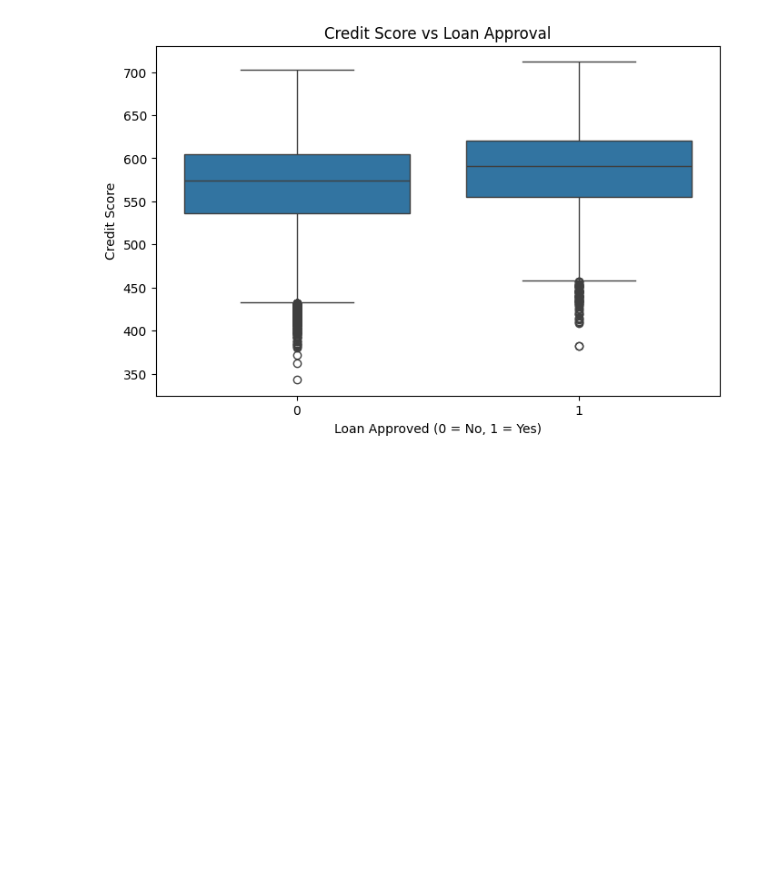
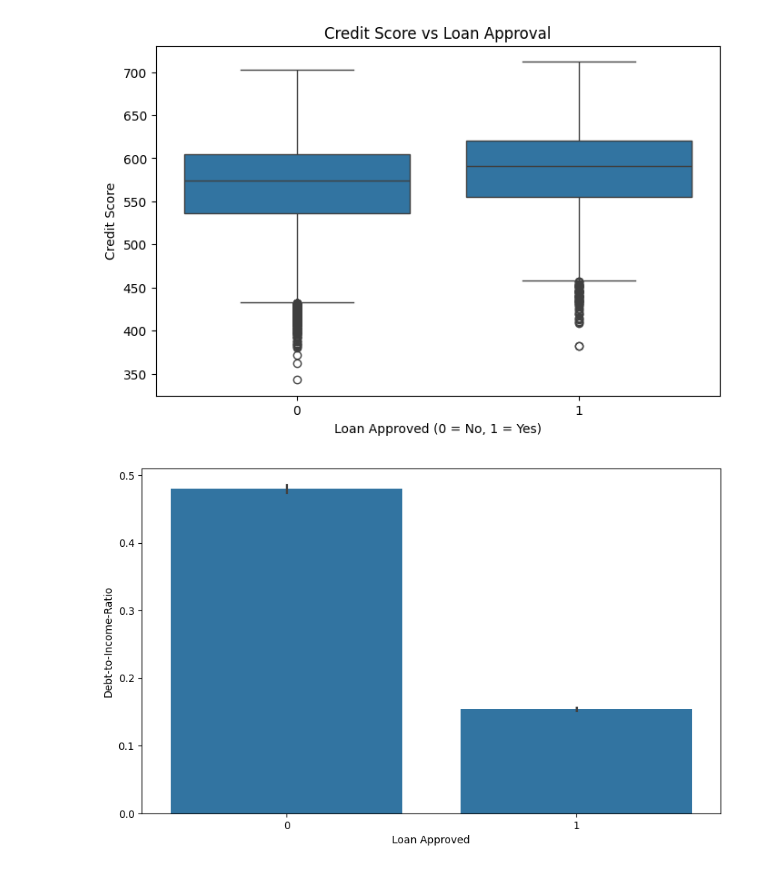
Before and after one commit to AbdulWahid026/ML_LoanApprovalPrediction-CreditRiskAnalysis, a Jupyter notebook: model.ipynb, the cells around one changed output. Saved outputs shown, nothing was run; the diff lists cells and outputs as text; code cells hidden in the pictures; blank space fills up the shorter version.

Commit message:
Eda: Impact on Loan Approval

```diff
--- a/model.ipynb
+++ b/model.ipynb
@@ -194,3 +194,11 @@ plt.title('Credit Score vs Loan Approval')
 plt.show()
 # %% [output]
 [figure]
+# %%
+plt.figure(figsize=(10,6))
+sns.barplot(data=data_df,x='LoanApproved',y='TotalDebtToIncomeRatio')
+plt.xlabel('Loan Approved')
+plt.ylabel('Debt-to-Income-Ratio')
+plt.show()
+# %% [output]
+[figure, added]
```
